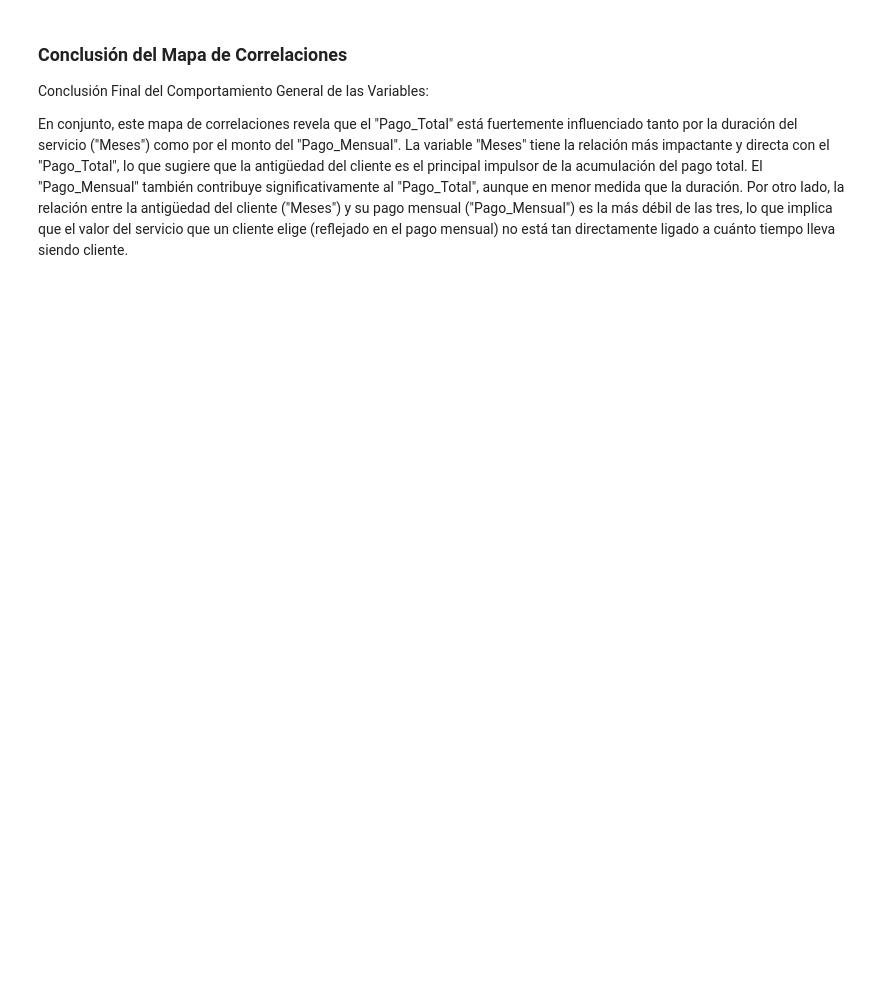
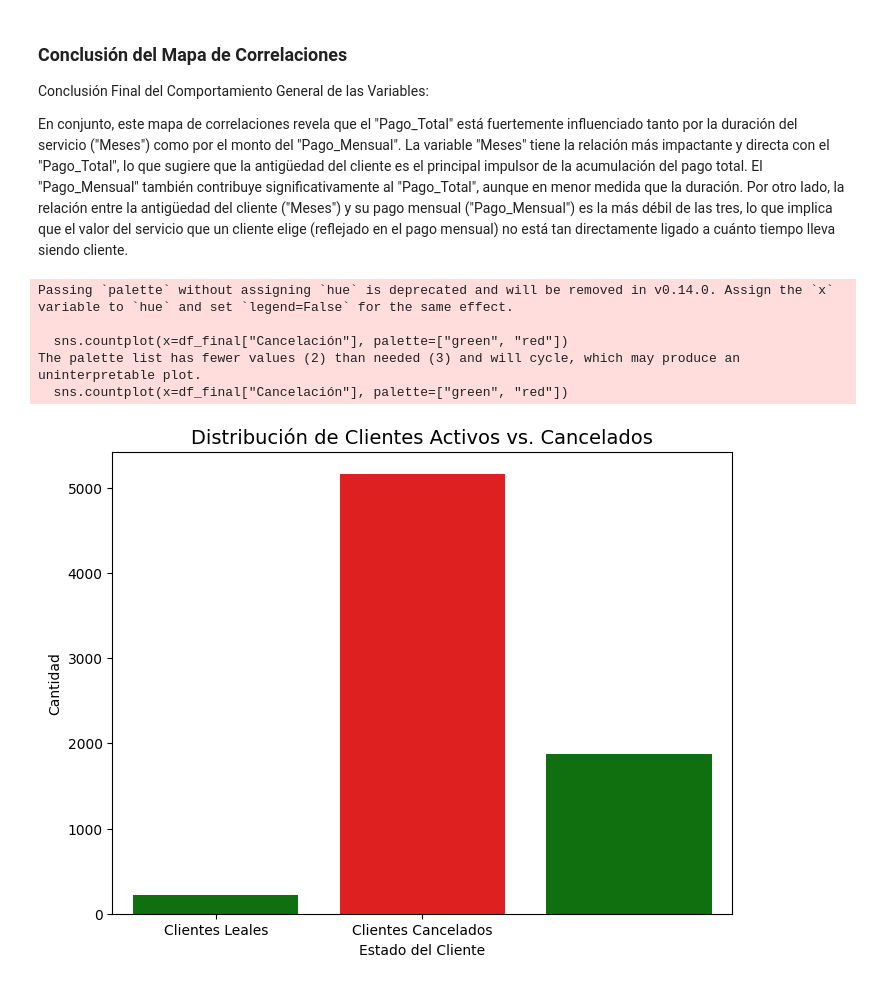
Before and after one commit to Maucho6340/Telecom_X_LATAM, a Jupyter notebook: Challenge_CHRUN_COLAB.ipynb, the cells around one changed output. Saved outputs shown, nothing was run; the diff lists cells and outputs as text; code cells hidden in the pictures; blank space fills up the shorter version.

```diff
--- a/Challenge_CHRUN_COLAB.ipynb
+++ b/Challenge_CHRUN_COLAB.ipynb
@@ -442,3 +536,24 @@ plt.show()
 Conclusión Final del Comportamiento General de las Variables:
 
 En conjunto, este mapa de correlaciones revela que el "Pago_Total" está fuertemente influenciado tanto por la duración del servicio ("Meses") como por el monto del "Pago_Mensual". La variable "Meses" tiene la relación más impactante y directa con el "Pago_Total", lo que sugiere que la antigüedad del cliente es el principal impulsor de la acumulación del pago total. El "Pago_Mensual" también contribuye significativamente al "Pago_Total", aunque en menor medida que la duración. Por otro lado, la relación entre la antigüedad del cliente ("Meses") y su pago mensual ("Pago_Mensual") es la más débil de las tres, lo que implica que el valor del servicio que un cliente elige (reflejado en el pago mensual) no está tan directamente ligado a cuánto tiempo lleva siendo cliente.
+# %%
+import seaborn as sns
+import matplotlib.pyplot as plt
+
+# Graficar distribución de clientes activos vs. cancelados
+plt.figure(figsize=(8,6))
+sns.countplot(x=df_final["Cancelación"], palette=["green", "red"])
+
+# Configurar etiquetas
+plt.xticks([0,1], ["Clientes Leales", "Clientes Cancelados"])
+plt.title("Distribución de Clientes Activos vs. Cancelados", fontsize=14)
+plt.xlabel("Estado del Cliente")
+plt.ylabel("Cantidad")
+plt.show()
+# %% [output]
+Passing `palette` without assigning `hue` is deprecated and will be removed in v0.14.0. Assign the `x` variable to `hue` and set `legend=False` for the same effect.
+
+  sns.countplot(x=df_final["Cancelación"], palette=["green", "red"])
+The palette list has fewer values (2) than needed (3) and will cycle, which may produce an uninterpretable plot.
+  sns.countplot(x=df_final["Cancelación"], palette=["green", "red"])
+[figure, added]
```
Also changed, not shown: parts of 14 cells of this notebook.
